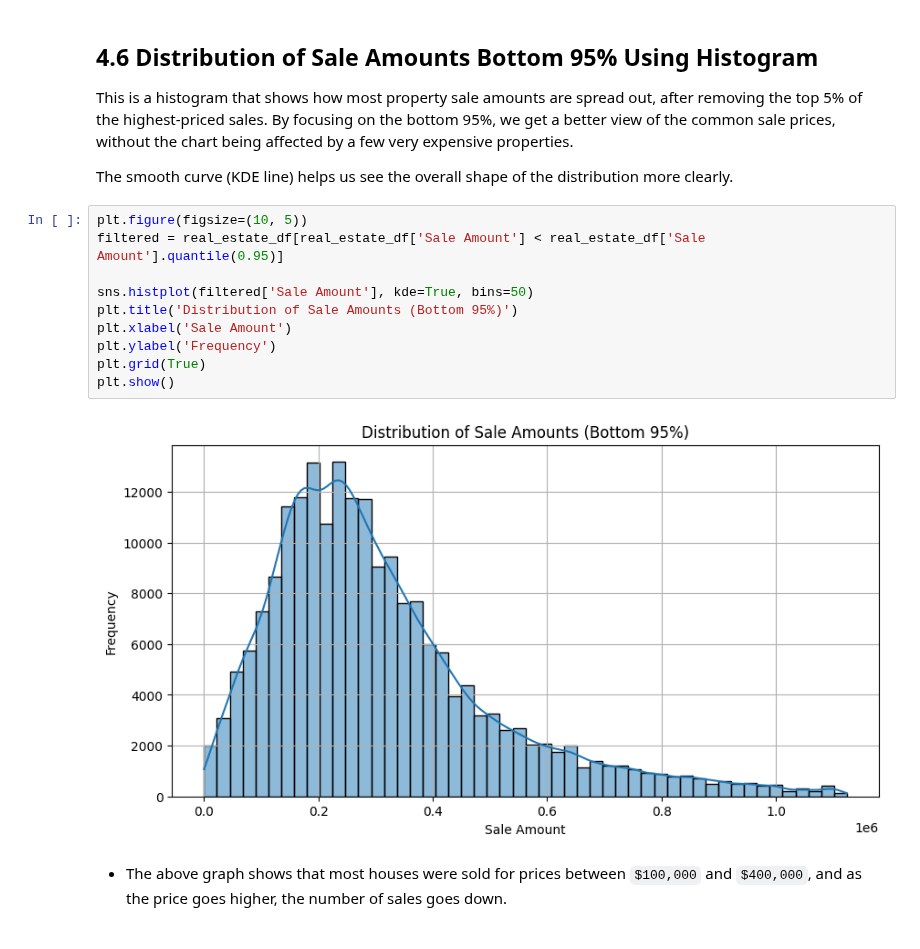
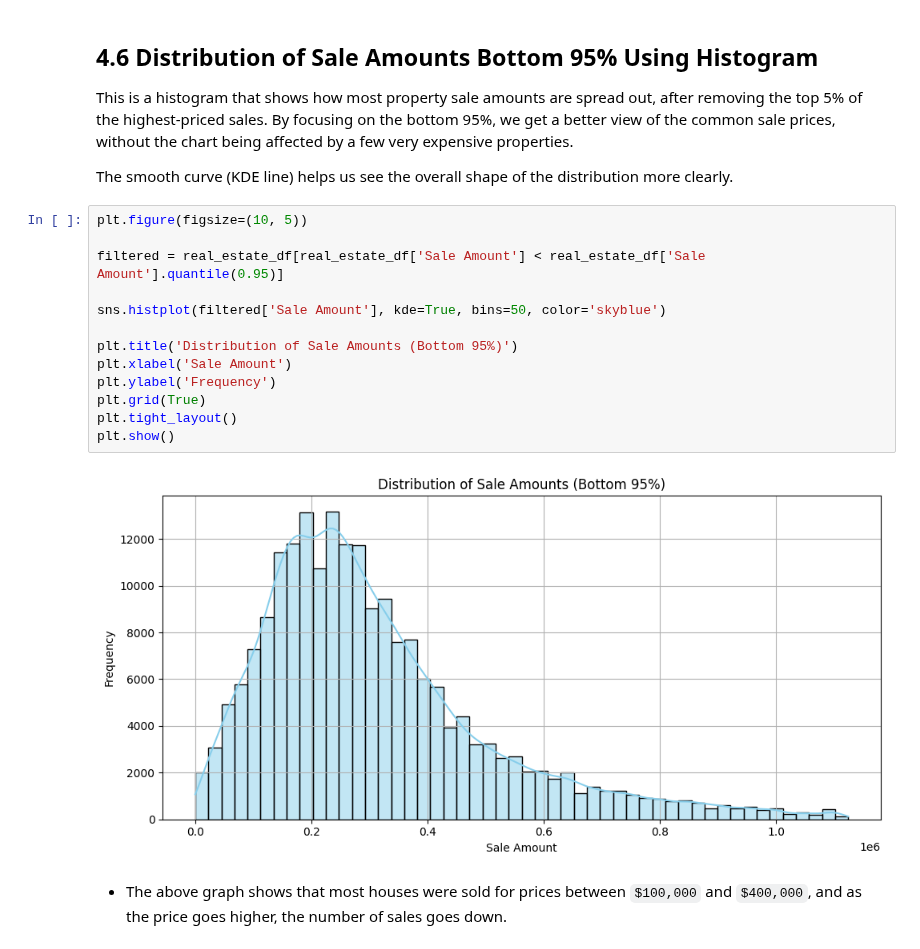
Before and after one commit to kthanikonda/DataWithPython, a Jupyter notebook: Real_Estate_Project-2.ipynb, the cells around one changed output. Drawn from its saved outputs; the diff is of its cells as text.

```diff
--- a/Real_Estate_Project-2.ipynb
+++ b/Real_Estate_Project-2.ipynb
@@ -531,16 +535,19 @@ This is a histogram that shows how most property sale amounts are spread out, af
 The smooth curve (KDE line) helps us see the overall shape of the distribution more clearly.
 # %%
 plt.figure(figsize=(10, 5))
+
 filtered = real_estate_df[real_estate_df['Sale Amount'] < real_estate_df['Sale Amount'].quantile(0.95)]
 
-sns.histplot(filtered['Sale Amount'], kde=True, bins=50)
+sns.histplot(filtered['Sale Amount'], kde=True, bins=50, color='skyblue')
+
 plt.title('Distribution of Sale Amounts (Bottom 95%)')
 plt.xlabel('Sale Amount')
 plt.ylabel('Frequency')
 plt.grid(True)
+plt.tight_layout()
 plt.show()
 # %% [output]
-[figure, old version]
+[figure, new version]
 # %% [markdown]
 * The above graph shows that most houses were sold for prices between `$100,000` and `$400,000`, and as the price goes higher, the number of sales goes down.
 # %% [markdown]
```
Also changed, not shown: parts of 15 cells of this notebook.
